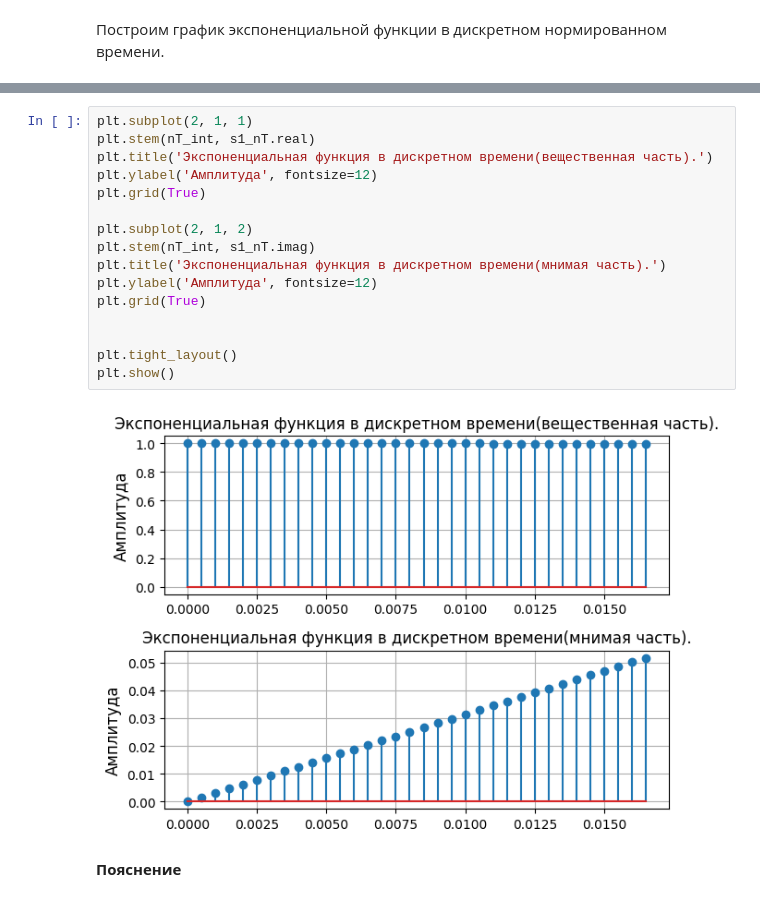
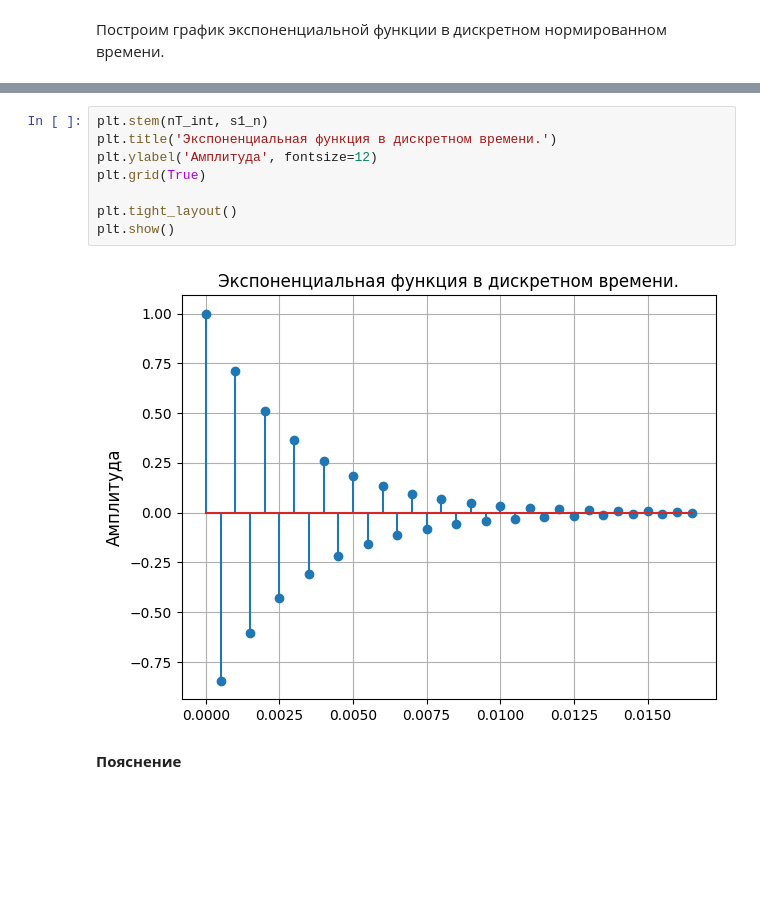
Before and after one commit to the-mvi/dsp-2024, a Jupyter notebook: 1384_Lukin_EY_Tapekha_VA/lab1.ipynb, the cells around one changed output, grey strips where cells are left out. Saved outputs shown, nothing was run; the diff lists cells and outputs as text; blank space fills up the shorter version.

```diff
--- a/1384_Lukin_EY_Tapekha_VA/lab1.ipynb
+++ b/1384_Lukin_EY_Tapekha_VA/lab1.ipynb
@@ -344,21 +323,13 @@ plt.show()
 # %%
-plt.subplot(2, 1, 1)
-plt.stem(nT_int, s1_nT.real)
-plt.title('Экспоненциальная функция в дискретном времени(вещественная часть).')
+plt.stem(nT_int, s1_n)
+plt.title('Экспоненциальная функция в дискретном времени.')
 plt.ylabel('Амплитуда', fontsize=12)
 plt.grid(True)
 
-plt.subplot(2, 1, 2)
-plt.stem(nT_int, s1_nT.imag)
-plt.title('Экспоненциальная функция в дискретном времени(мнимая часть).')
-plt.ylabel('Амплитуда', fontsize=12)
-plt.grid(True)
-
-
 plt.tight_layout()
 plt.show()
 # %% [output]
-[figure, old version]
+[figure, new version]
 # %% [markdown]
 **Пояснение**
 # %% [markdown]
```
Also changed, not shown: parts of 3 cells of this notebook.
